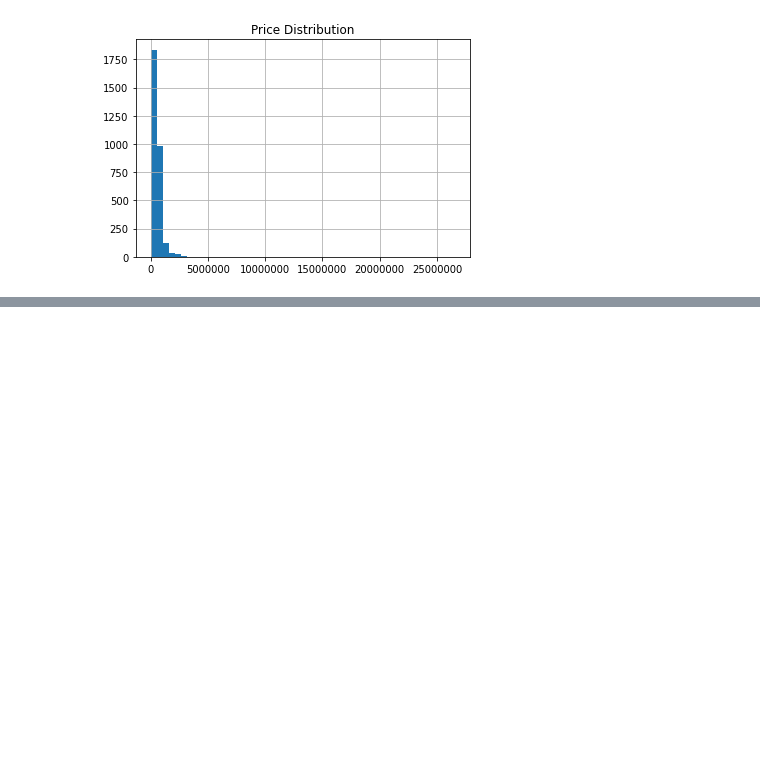
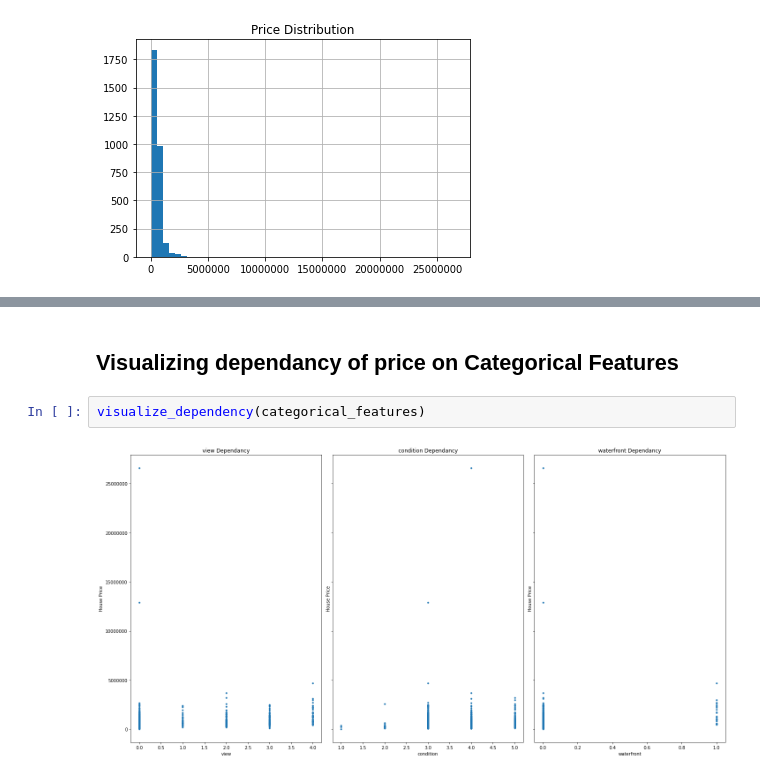
Before and after one commit to rajadevineni/House_Price_Prediction, a Jupyter notebook: KNN_regressor.ipynb, the cells around one changed output, grey strips where cells are left out. Drawn from its saved outputs; the diff is of its cells as text; blank space fills up the shorter version.

```diff
--- a/KNN_regressor.ipynb
+++ b/KNN_regressor.ipynb
@@ -127,0 +143,6 @@ for i in range(6):
+# %% [markdown]
+## **Visualizing dependancy of price on Categorical Features**
+# %%
+visualize_dependency(categorical_features)
+# %% [output]
+[figure, added]
```
Also changed, not shown: parts of 15 cells of this notebook.
